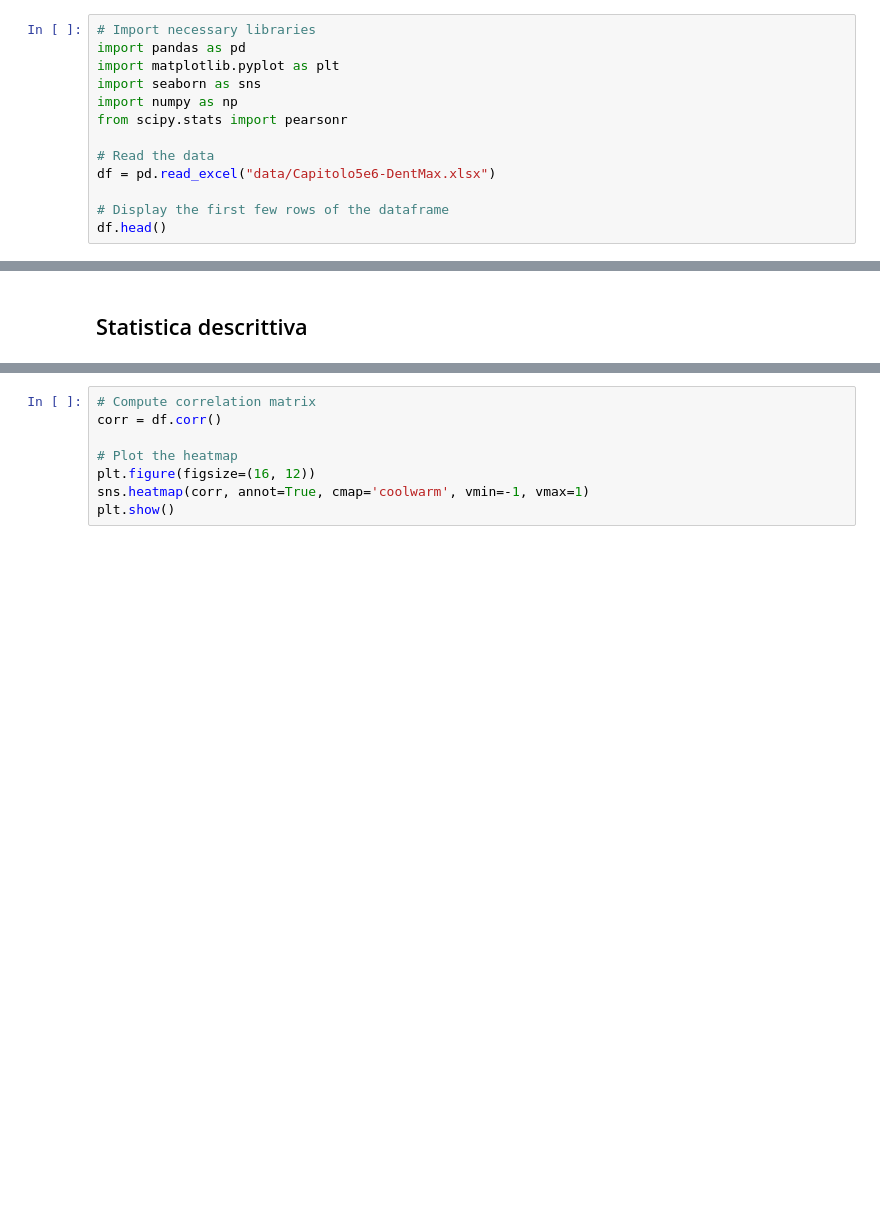
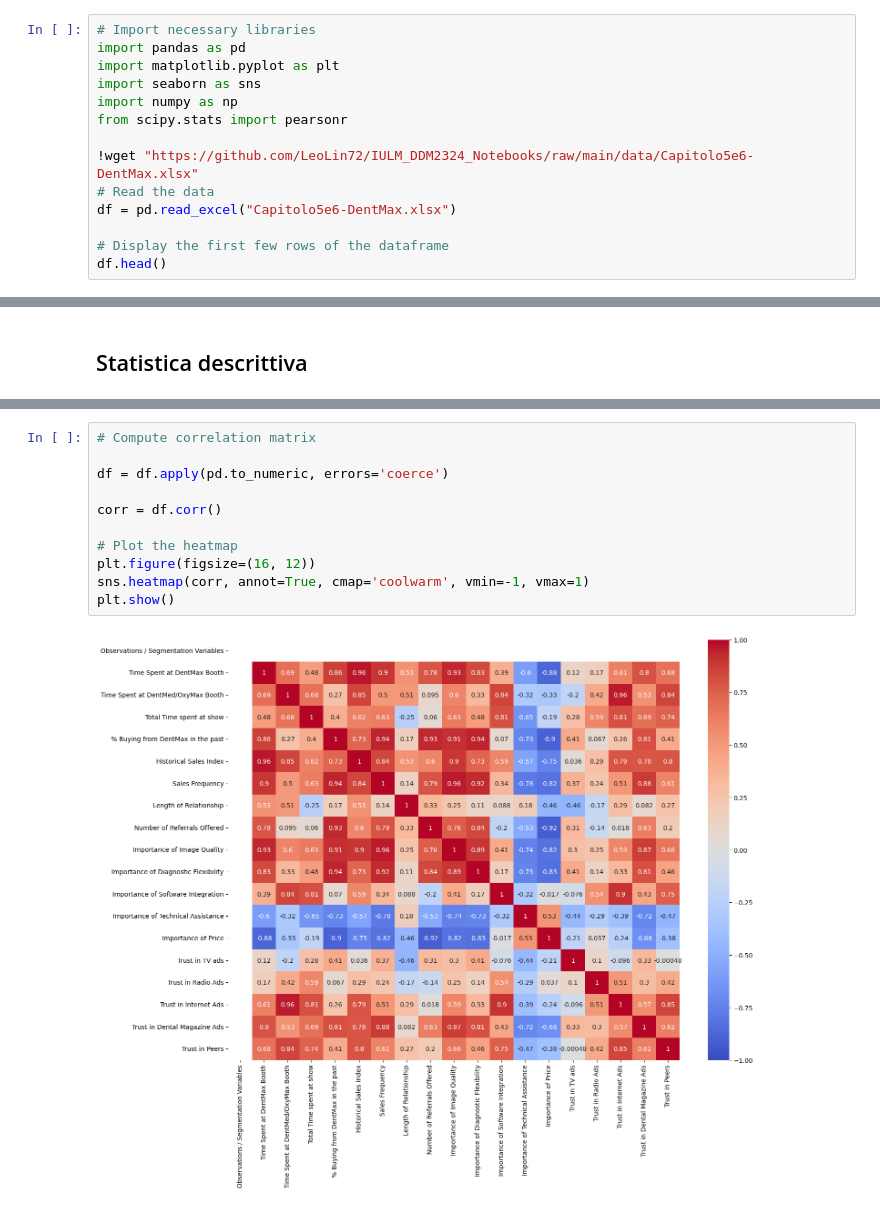
Before and after one commit to alesaccoia/IULM_DDM2324_Notebooks, a Jupyter notebook: 07_dentmax_exploratory_data_anaysis.ipynb, the cells around one changed output, grey strips where cells are left out. Saved outputs shown, nothing was run; the diff lists cells and outputs as text; blank space fills up the shorter version.

```diff
--- a/07_dentmax_exploratory_data_anaysis.ipynb
+++ b/07_dentmax_exploratory_data_anaysis.ipynb
@@ -10,8 +10,9 @@ import seaborn as sns
 import numpy as np
 from scipy.stats import pearsonr
 
+!wget "https://github.com/LeoLin72/IULM_DDM2324_Notebooks/raw/main/data/Capitolo5e6-DentMax.xlsx"
 # Read the data
-df = pd.read_excel("data/Capitolo5e6-DentMax.xlsx")
+df = pd.read_excel("Capitolo5e6-DentMax.xlsx")
 
 # Display the first few rows of the dataframe
 df.head()
@@ -22,11 +55,16 @@ df.describe()
 # %%
 # Compute correlation matrix
+
+df = df.apply(pd.to_numeric, errors='coerce')
+
 corr = df.corr()
 
 # Plot the heatmap
 plt.figure(figsize=(16, 12))
 sns.heatmap(corr, annot=True, cmap='coolwarm', vmin=-1, vmax=1)
 plt.show()
+# %% [output]
+[figure, added]
 # %%
 # Identify numeric columns
 numeric_cols = df.select_dtypes(include=[np.number]).columns.tolist()
```
Also changed, not shown: parts of 3 cells of this notebook.
